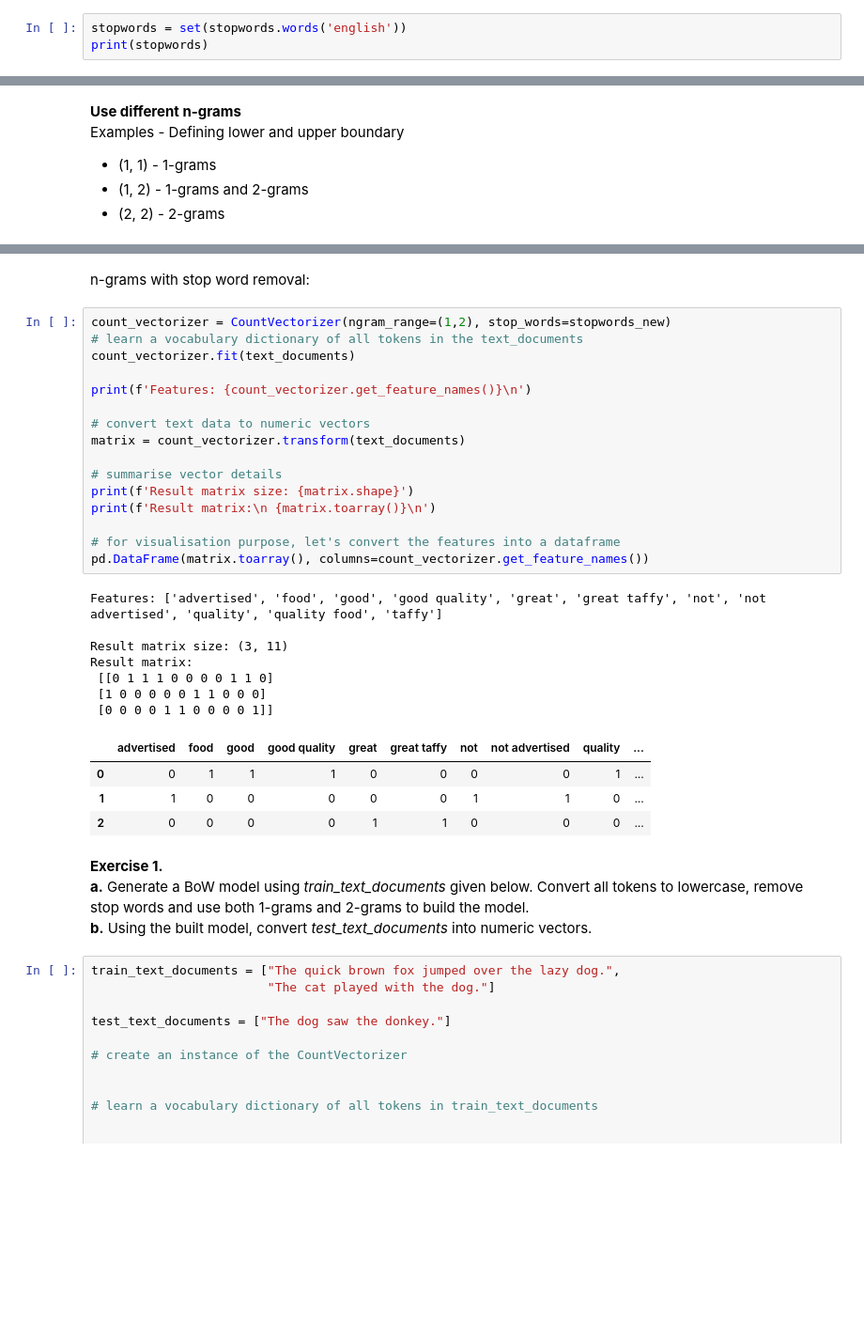
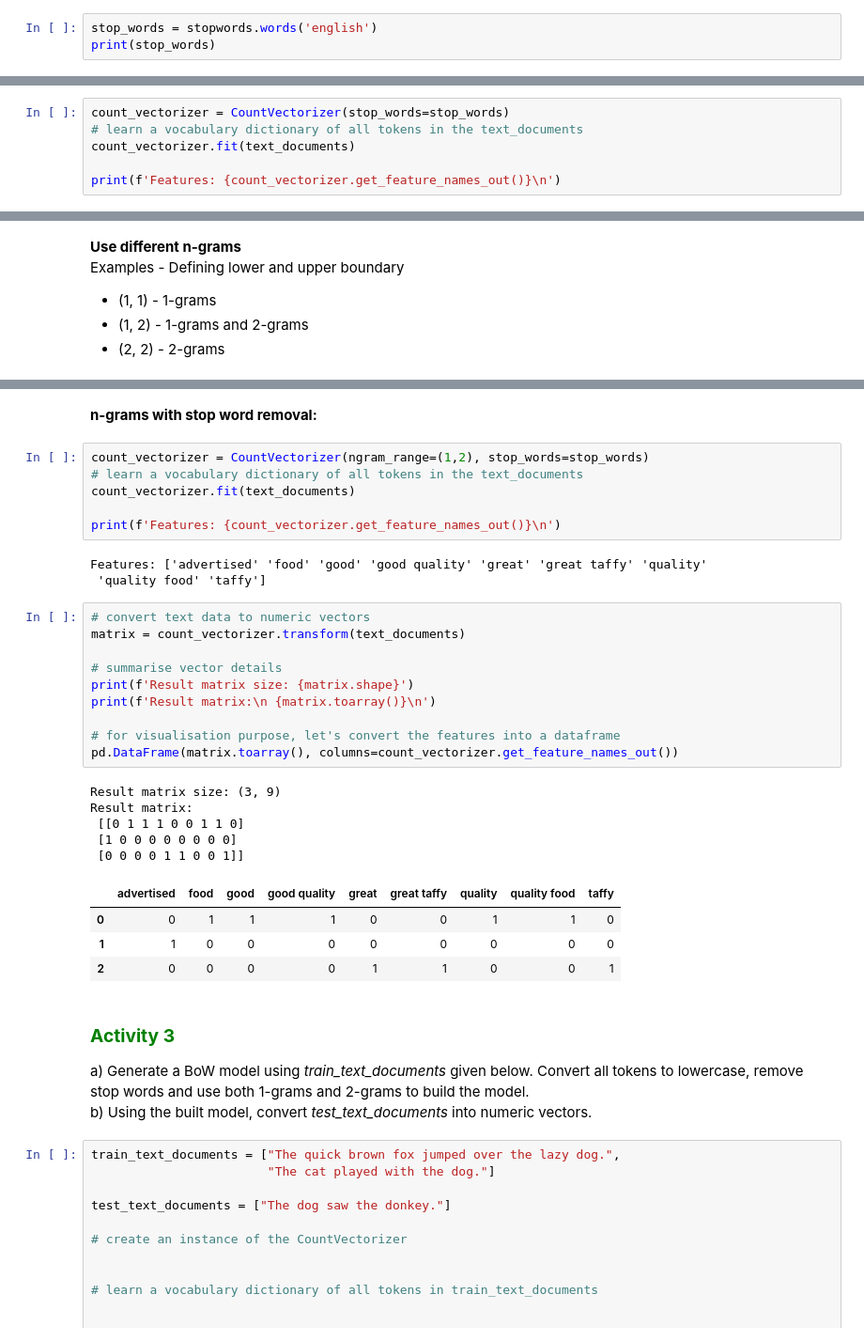
Before and after one commit to HHansi/Applied-AI-Course, a Jupyter notebook: NLP/Text_Feature_Extraction.ipynb, the cells around one changed output, grey strips where cells are left out. Shown at 94% size. Drawn from its saved outputs; the diff is of its cells as text; blank space fills up the shorter version.

```diff
--- a/NLP/Text_Feature_Extraction.ipynb
+++ b/NLP/Text_Feature_Extraction.ipynb
@@ -76,6 +76,6 @@ Please refer the [CountVectoizer document](https://scikit-learn.org/stable/modul
 <b>Defining stop words to be removed</b> <br>
 Let's use the stop words list available with NLTK.
 # %%
-stopwords = set(stopwords.words('english'))
-print(stopwords)
+stop_words = stopwords.words('english')
+print(stop_words)
 # %% [output]
@@ -82,0 +83,6 @@ print(stopwords)
+# %%
+count_vectorizer = CountVectorizer(stop_words=stop_words)
+# learn a vocabulary dictionary of all tokens in the text_documents
+count_vectorizer.fit(text_documents)
+
+print(f'Features: {count_vectorizer.get_feature_names_out()}\n')
@@ -175,40 +156,42 @@ Result matrix:
 | 1 | 1 | 1 | 1 | 0 | 0 | 0 | 0 | 0 | 1 | ... |
 | 2 | 0 | 0 | 0 | 0 | 0 | 0 | 1 | 1 | 0 | ... |
 # %% [markdown]
-n-grams with stop word removal:
+**n-grams with stop word removal:**
+# %%
+count_vectorizer = CountVectorizer(ngram_range=(1,2), stop_words=stop_words)
+# learn a vocabulary dictionary of all tokens in the text_documents
+count_vectorizer.fit(text_documents)
+
+print(f'Features: {count_vectorizer.get_feature_names_out()}\n')
+# %% [output]
+Features: ['advertised' 'food' 'good' 'good quality' 'great' 'great taffy' 'quality'
+ 'quality food' 'taffy']
 # %%
-count_vectorizer = CountVectorizer(ngram_range=(1,2), stop_words=stopwords_new)
-# learn a vocabulary dictionary of all tokens in the text_documents
-count_vectorizer.fit(text_documents)
-
-print(f'Features: {count_vectorizer.get_feature_names()}\n')
-
 # convert text data to numeric vectors
 matrix = count_vectorizer.transform(text_documents)
 
 # summarise vector details
 print(f'Result matrix size: {matrix.shape}')
 print(f'Result matrix:\n {matrix.toarray()}\n')
 
 # for visualisation purpose, let's convert the features into a dataframe
-pd.DataFrame(matrix.toarray(), columns=count_vectorizer.get_feature_names())
+pd.DataFrame(matrix.toarray(), columns=count_vectorizer.get_feature_names_out())
 # %% [output]
-Features: ['advertised', 'food', 'good', 'good quality', 'great', 'great taffy', 'not', 'not advertised', 'quality', 'quality food', 'taffy']
-
-Result matrix size: (3, 11)
+Result matrix size: (3, 9)
 Result matrix:
- [[0 1 1 1 0 0 0 0 1 1 0]
- [1 0 0 0 0 0 1 1 0 0 0]
- [0 0 0 0 1 1 0 0 0 0 1]]
+ [[0 1 1 1 0 0 1 1 0]
+ [1 0 0 0 0 0 0 0 0]
+ [0 0 0 0 1 1 0 0 1]]
-|  | advertised | food | good | good quality | great | great taffy | not | not advertised | quality | ... |
-| 0 | 0 | 1 | 1 | 1 | 0 | 0 | 0 | 0 | 1 | ... |
-| 1 | 1 | 0 | 0 | 0 | 0 | 0 | 1 | 1 | 0 | ... |
-| 2 | 0 | 0 | 0 | 0 | 1 | 1 | 0 | 0 | 0 | ... |
+|  | advertised | food | good | good quality | great | great taffy | quality | quality food | taffy |
+| 0 | 0 | 1 | 1 | 1 | 0 | 0 | 1 | 1 | 0 |
+| 1 | 1 | 0 | 0 | 0 | 0 | 0 | 0 | 0 | 0 |
+| 2 | 0 | 0 | 0 | 0 | 1 | 1 | 0 | 0 | 1 |
 # %% [markdown]
-<b>Exercise 1.</b><br>
-<b>a.</b> Generate a BoW model using <i>train_text_documents</i> given below. Convert
+### <font color='green'>**Activity 3**</font>
+
+a) Generate a BoW model using <i>train_text_documents</i> given below. Convert
 all tokens to lowercase, remove stop words and use both 1-grams and 2-grams to build the model.
-<b>b.</b> Using the built model, convert <i>test_text_documents</i> into numeric vectors.
+b) Using the built model, convert <i>test_text_documents</i> into numeric vectors.
 # %%
 train_text_documents = ["The quick brown fox jumped over the lazy dog.",
                         "The cat played with the dog."]
```
Also changed, not shown: parts of 17 cells of this notebook.
